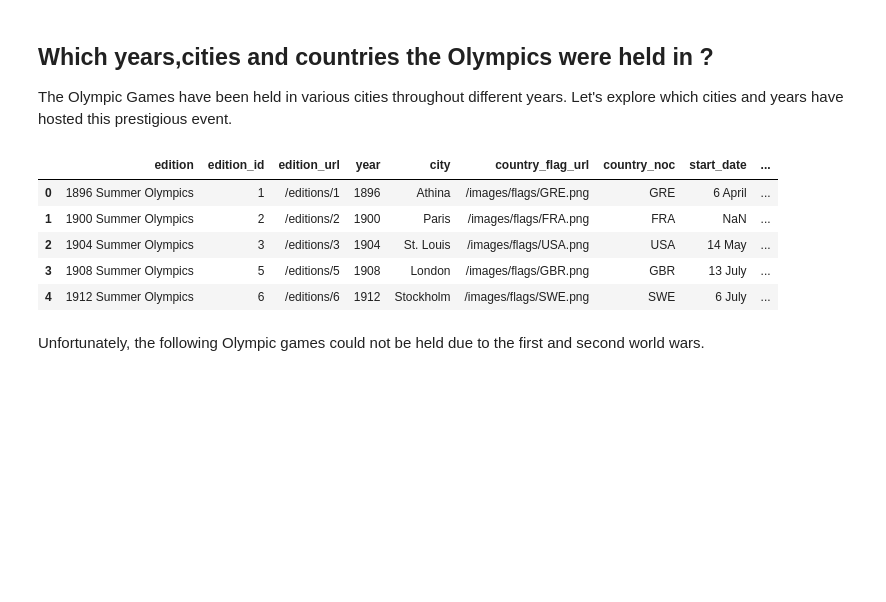
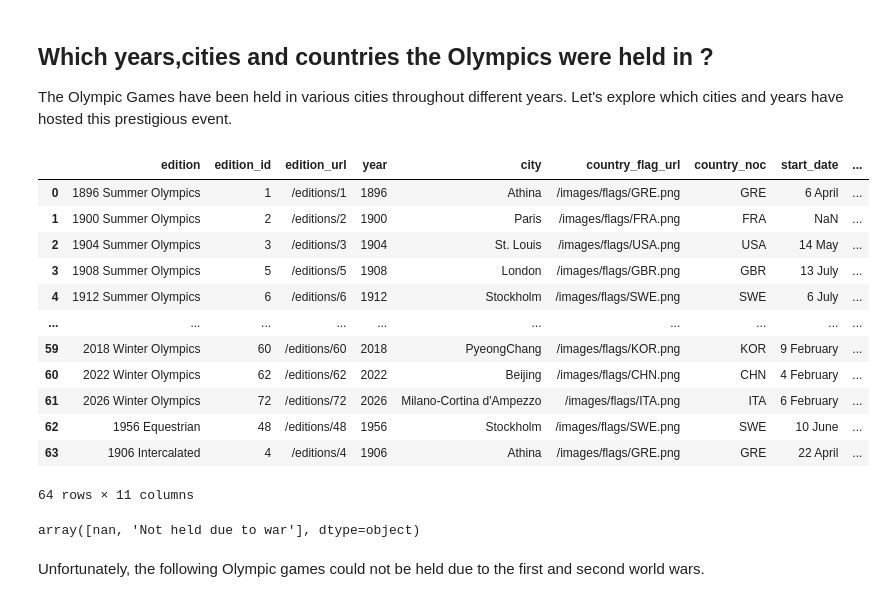
Before and after one commit to gururaser/data-analysis-of-olympic-games, a Jupyter notebook: data_analysis_of_olympic_games.ipynb, the cells around one changed output. Saved outputs shown, nothing was run; the diff lists cells and outputs as text; code cells hidden in the pictures; blank space fills up the shorter version.

```diff
--- a/data_analysis_of_olympic_games.ipynb
+++ b/data_analysis_of_olympic_games.ipynb
@@ -33,14 +33,25 @@ The Olympic Games have been held in various cities throughout different years. L
 # %%
 places = pd.read_csv('olympic_historical_dataset/Olympics_Games.csv')
 # %%
-places.head()
+places
 # %% [output]
 |  | edition | edition_id | edition_url | year | city | country_flag_url | country_noc | start_date | ... |
 | 0 | 1896 Summer Olympics | 1 | /editions/1 | 1896 | Athina | /images/flags/GRE.png | GRE | 6 April | ... |
 | 1 | 1900 Summer Olympics | 2 | /editions/2 | 1900 | Paris | /images/flags/FRA.png | FRA | NaN | ... |
 | 2 | 1904 Summer Olympics | 3 | /editions/3 | 1904 | St. Louis | /images/flags/USA.png | USA | 14 May | ... |
 | 3 | 1908 Summer Olympics | 5 | /editions/5 | 1908 | London | /images/flags/GBR.png | GBR | 13 July | ... |
 | 4 | 1912 Summer Olympics | 6 | /editions/6 | 1912 | Stockholm | /images/flags/SWE.png | SWE | 6 July | ... |
+| ... | ... | ... | ... | ... | ... | ... | ... | ... | ... |
+| 59 | 2018 Winter Olympics | 60 | /editions/60 | 2018 | PyeongChang | /images/flags/KOR.png | KOR | 9 February | ... |
+| 60 | 2022 Winter Olympics | 62 | /editions/62 | 2022 | Beijing | /images/flags/CHN.png | CHN | 4 February | ... |
+| 61 | 2026 Winter Olympics | 72 | /editions/72 | 2026 | Milano-Cortina d'Ampezzo | /images/flags/ITA.png | ITA | 6 February | ... |
+| 62 | 1956 Equestrian | 48 | /editions/48 | 1956 | Stockholm | /images/flags/SWE.png | SWE | 10 June | ... |
+| 63 | 1906 Intercalated | 4 | /editions/4 | 1906 | Athina | /images/flags/GRE.png | GRE | 22 April | ... |
+64 rows × 11 columns
+# %%
+places["isHeld"].unique()
+# %% [output]
+array([nan, 'Not held due to war'], dtype=object)
 # %% [markdown]
 Unfortunately, the following Olympic games could not be held due to the first and second world wars.
 # %%
```
Also changed, not shown: parts of 35 cells of this notebook.
